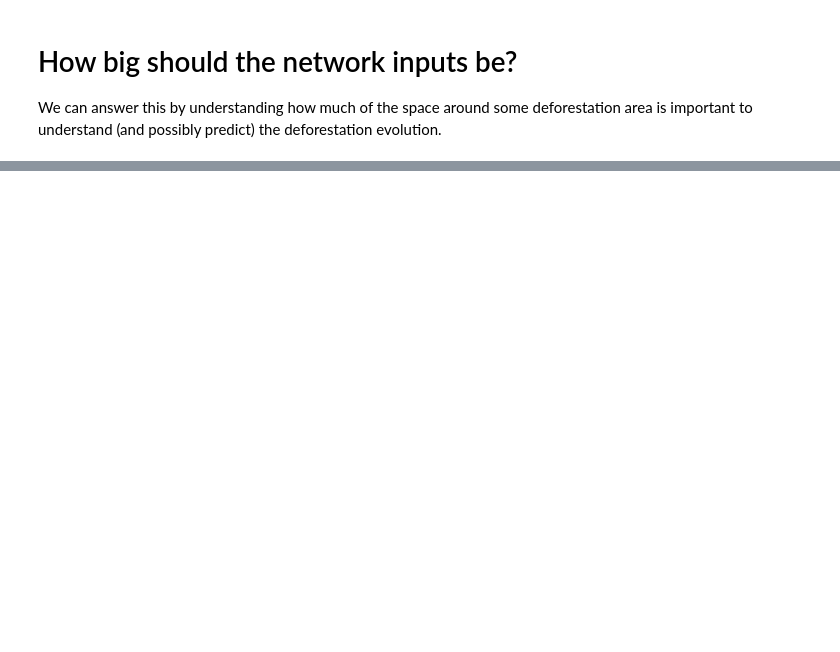
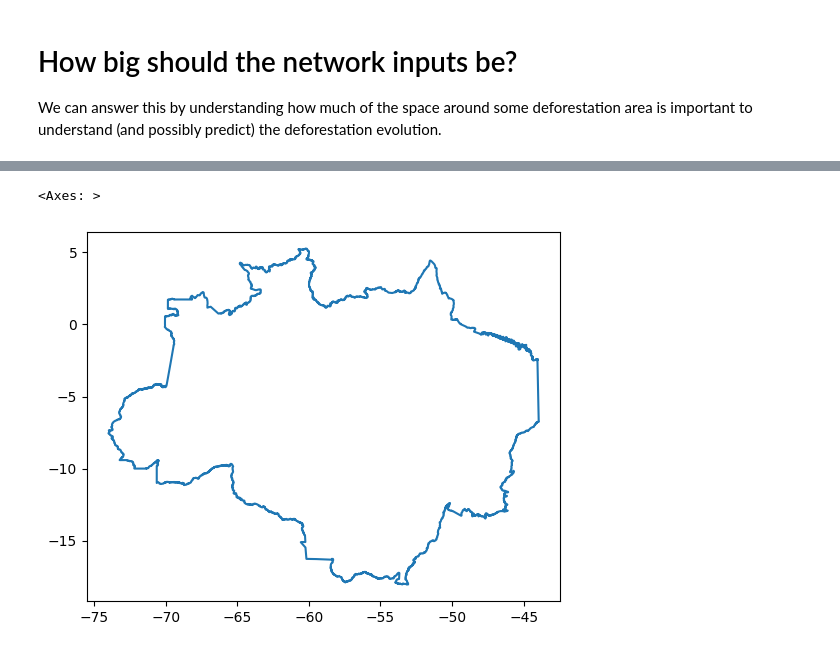
Before and after one commit to Giovanni3A/deforestation_forecast, a Jupyter notebook: 1_2_exploratory_data_analysis.ipynb, the cells around one changed output, grey strips where cells are left out. Cells and saved outputs as stored; diff of their text form; code cells hidden in the pictures; blank space fills up the shorter version.

```diff
--- a/1_2_exploratory_data_analysis.ipynb
+++ b/1_2_exploratory_data_analysis.ipynb
@@ -167,0 +170,5 @@ for i, dt in enumerate(sorted(region["quarter_date"].dropna().unique())[:5]):
+# %%
+am_bounds.boundary.plot()
+# %% [output]
+<Axes: >
+[figure, added]
```
Also changed, not shown: parts of 12 cells of this notebook, 3 other files.
